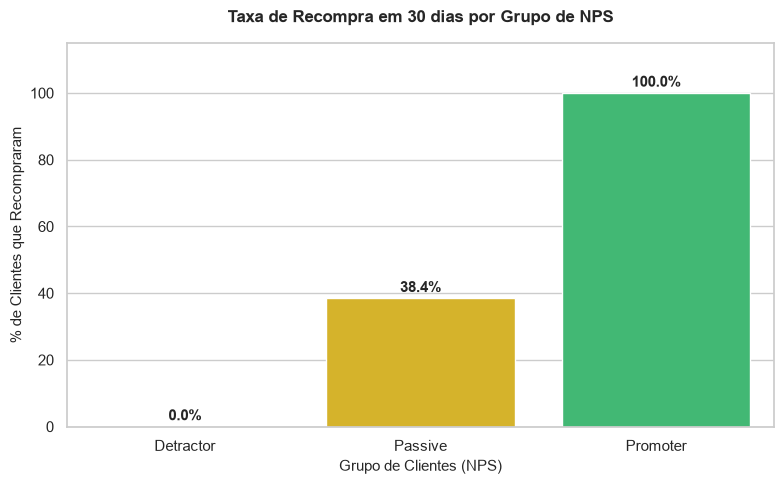
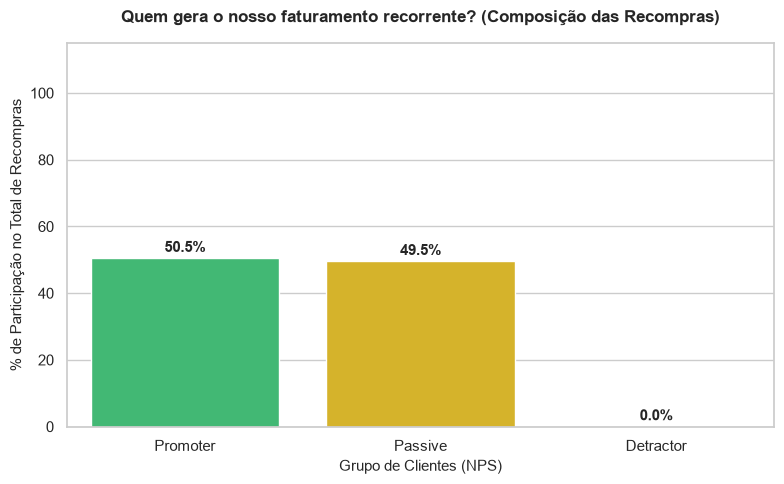
The notebook cell's code change between the first figure and the second:
--- before
+++ after
@@ -1,18 +1,25 @@
 #Gráfico 4: Grupo de NPS que repetiram compras em 30 dias
-repeat_purchase_group = df.groupby('nps_group')['repeat_purchase_30d'].mean() * 100
+repeat_purchase_group = df[df['repeat_purchase_30d'] == 1]
 
-#Reordenar as barras
-repeat_purchase_group = repeat_purchase_group.reindex(['Detractor', 'Passive', 'Promoter'])
+#Distribui as porcentagens entre os grupos de NPS
+repeat_purchase_group = repeat_purchase_group['nps_group'].value_counts(normalize=True) * 100
 
+#Garantir a ordem das barras na visualização (e preencher com 0 caso algum grupo zere)
+repeat_purchase_group = repeat_purchase_group.reindex(['Promoter', 'Passive', 'Detractor']).fillna(0)
+
+#Desenhar o gráfico
 plt.figure(figsize=(8, 5))
 sns.set_theme(style="whitegrid")
+
+colors = {'Promoter': '#2ecc71', 'Passive': '#f1c40f', 'Detractor': '#e74c3c'}
+
 ax = sns.barplot(
     x=repeat_purchase_group.index,
     y=repeat_purchase_group.values,
-    palette={'Promoter': '#2ecc71', 'Passive': '#f1c40f', 'Detractor': '#e74c3c'},
+    palette=colors,
     hue=repeat_purchase_group.index
 )
 
-#Adicionar porcentagem nas barras
+#Adicionar a porcentagem real da fatia em cima de cada barra
 for p in ax.patches:
     ax.annotate(
@@ -27,10 +34,10 @@
     )
 
-#Customização de títulos
-plt.title('Taxa de Recompra em 30 dias por Grupo de NPS', fontsize=12, fontweight='bold', pad=15)
+#Customização de títulos e rótulos
+plt.title('Quem gera o nosso faturamento recorrente?', fontsize=12, fontweight='bold', pad=15)
 plt.xlabel('Grupo de Clientes (NPS)', fontsize=11)
-plt.ylabel('% de Clientes que Recompraram', fontsize=11)
+plt.ylabel('% de Participação no Total de Recompras', fontsize=11)
 plt.ylim(0, 115)
 plt.tight_layout()
-plt.savefig('../reports/repeat_purchase.png', dpi=300)
+plt.savefig('../reports/repeat_purchase_composition.png', dpi=300)
 plt.show()

Commit: Add files via upload